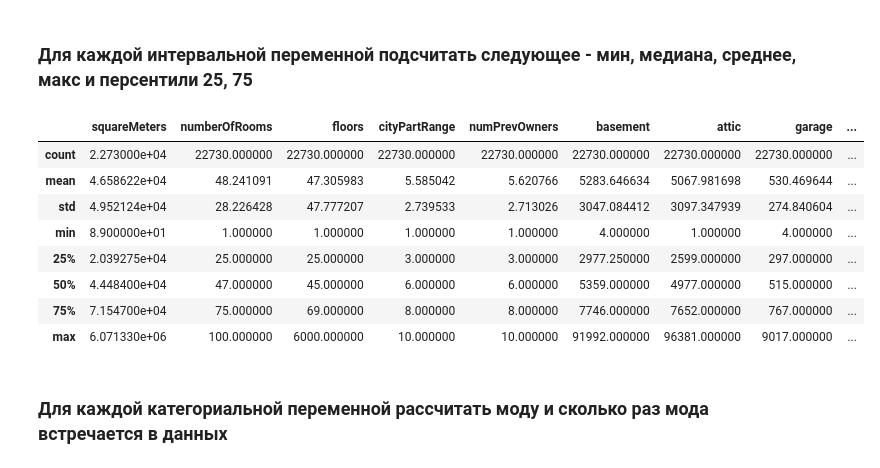
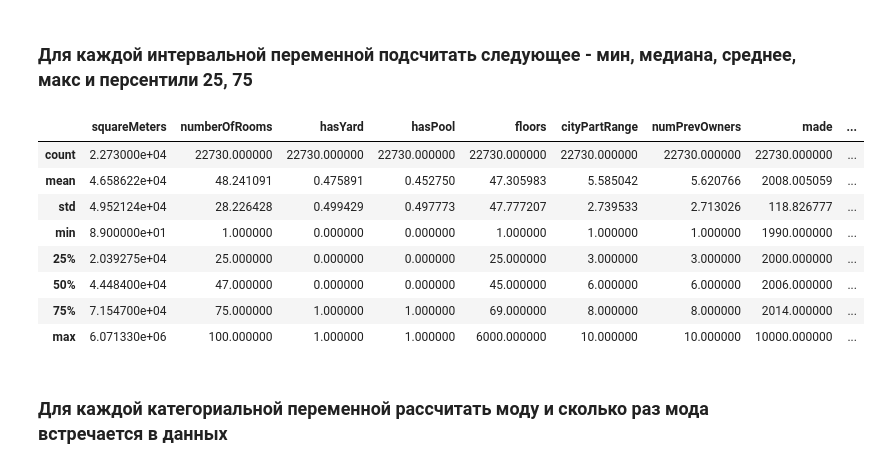
Before and after one commit to vanyagoncharov/CourseMLResourse, a Jupyter notebook: dz_23_s3e6.ipynb, the cells around one changed output. Saved outputs shown, nothing was run; the diff lists cells and outputs as text; code cells hidden in the pictures.

```diff
--- a/dz_23_s3e6.ipynb
+++ b/dz_23_s3e6.ipynb
@@ -95,17 +98,17 @@ print(f'{np.round(data_train.memory_usage(index=True).sum() / 1024, 4)} КБ: з
 # %% [markdown]
 ### Для каждой интервальной переменной подсчитать следующее - мин, медиана, среднее, макс и персентили 25, 75
 # %%
-data_train[data_train].describe()
+data_train.describe()
 # %% [output]
-|  | squareMeters | numberOfRooms | floors | cityPartRange | numPrevOwners | basement | attic | garage | ... |
+|  | squareMeters | numberOfRooms | hasYard | hasPool | floors | cityPartRange | numPrevOwners | made | ... |
 | count | 2.273000e+04 | 22730.000000 | 22730.000000 | 22730.000000 | 22730.000000 | 22730.000000 | 22730.000000 | 22730.000000 | ... |
-| mean | 4.658622e+04 | 48.241091 | 47.305983 | 5.585042 | 5.620766 | 5283.646634 | 5067.981698 | 530.469644 | ... |
-| std | 4.952124e+04 | 28.226428 | 47.777207 | 2.739533 | 2.713026 | 3047.084412 | 3097.347939 | 274.840604 | ... |
-| min | 8.900000e+01 | 1.000000 | 1.000000 | 1.000000 | 1.000000 | 4.000000 | 1.000000 | 4.000000 | ... |
-| 25% | 2.039275e+04 | 25.000000 | 25.000000 | 3.000000 | 3.000000 | 2977.250000 | 2599.000000 | 297.000000 | ... |
-| 50% | 4.448400e+04 | 47.000000 | 45.000000 | 6.000000 | 6.000000 | 5359.000000 | 4977.000000 | 515.000000 | ... |
-| 75% | 7.154700e+04 | 75.000000 | 69.000000 | 8.000000 | 8.000000 | 7746.000000 | 7652.000000 | 767.000000 | ... |
-| max | 6.071330e+06 | 100.000000 | 6000.000000 | 10.000000 | 10.000000 | 91992.000000 | 96381.000000 | 9017.000000 | ... |
+| mean | 4.658622e+04 | 48.241091 | 0.475891 | 0.452750 | 47.305983 | 5.585042 | 5.620766 | 2008.005059 | ... |
+| std | 4.952124e+04 | 28.226428 | 0.499429 | 0.497773 | 47.777207 | 2.739533 | 2.713026 | 118.826777 | ... |
+| min | 8.900000e+01 | 1.000000 | 0.000000 | 0.000000 | 1.000000 | 1.000000 | 1.000000 | 1990.000000 | ... |
+| 25% | 2.039275e+04 | 25.000000 | 0.000000 | 0.000000 | 25.000000 | 3.000000 | 3.000000 | 2000.000000 | ... |
+| 50% | 4.448400e+04 | 47.000000 | 0.000000 | 0.000000 | 45.000000 | 6.000000 | 6.000000 | 2006.000000 | ... |
+| 75% | 7.154700e+04 | 75.000000 | 1.000000 | 1.000000 | 69.000000 | 8.000000 | 8.000000 | 2014.000000 | ... |
+| max | 6.071330e+06 | 100.000000 | 1.000000 | 1.000000 | 6000.000000 | 10.000000 | 10.000000 | 10000.000000 | ... |
 # %% [markdown]
 ### Для каждой категориальной переменной рассчитать моду и сколько раз мода встречается в данных
 # %% [markdown]
```
Also changed, not shown: parts of 21 cells of this notebook.
